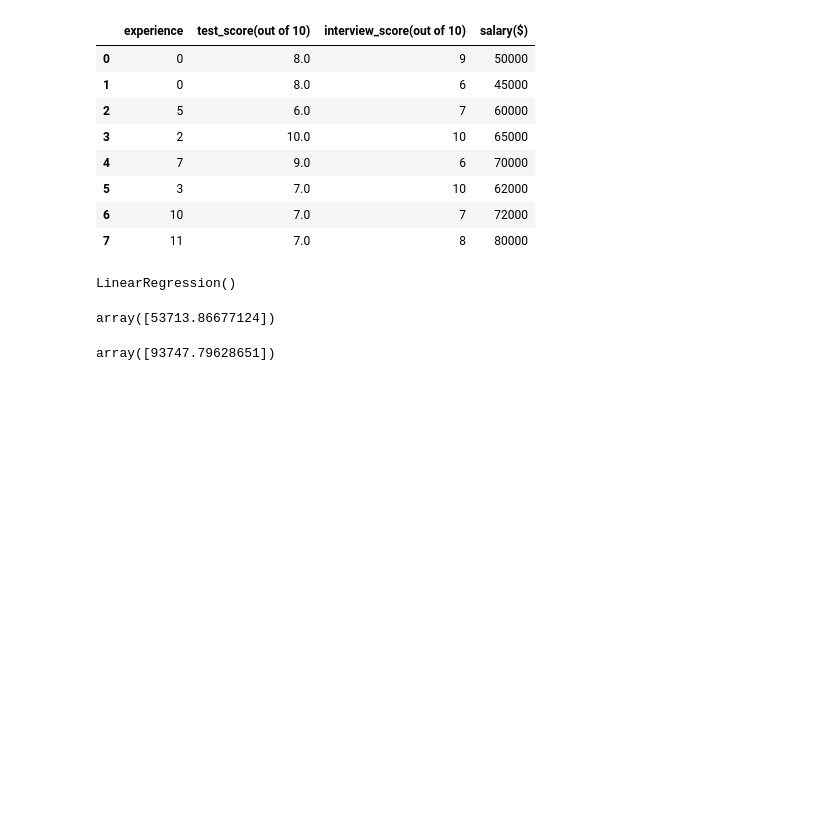
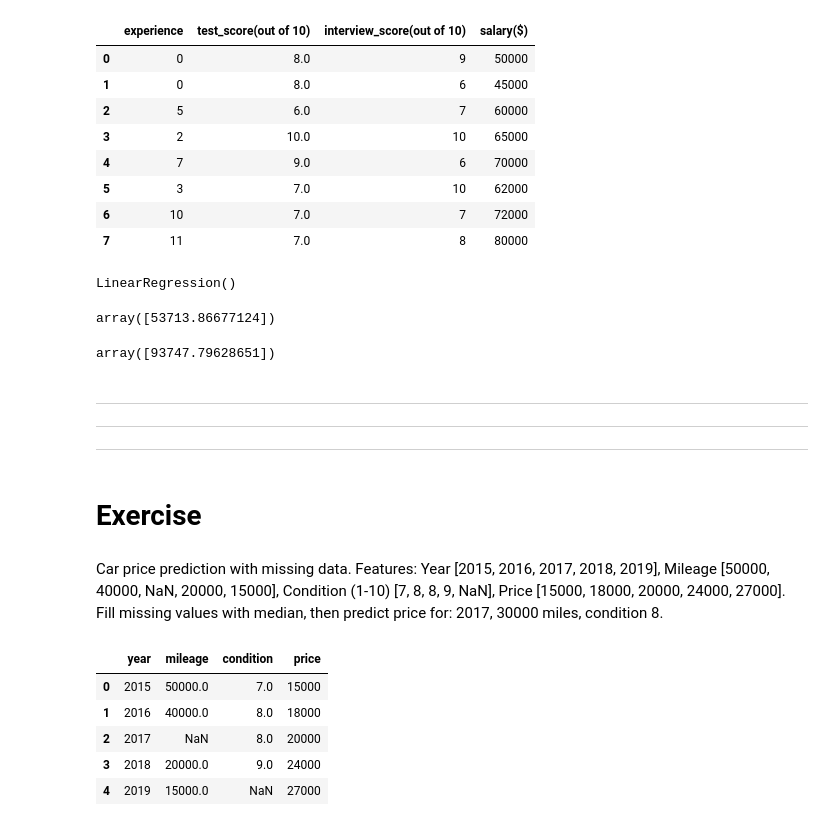
Before and after one commit to ngzhiwei517/Machine_Learning_Self-Learn, a Jupyter notebook: Multivariable.ipynb, the cells around one changed output. Saved outputs shown, nothing was run; the diff lists cells and outputs as text; code cells hidden in the pictures; blank space fills up the shorter version.

```diff
--- a/Multivariable.ipynb
+++ b/Multivariable.ipynb
@@ -146,3 +146,38 @@ array([53713.86677124])
 reg.predict([[12,10,10]])
 # %% [output]
 array([93747.79628651])
+# %% [markdown]
+
+
+---
+
+
+
+---
+
+
+
+---
+# %% [markdown]
+# Exercise
+# %% [markdown]
+Car price prediction with missing data. Features: Year [2015, 2016, 2017, 2018, 2019], Mileage [50000, 40000, NaN, 20000, 15000], Condition (1-10) [7, 8, 8, 9, NaN], Price [15000, 18000, 20000, 24000, 27000]. Fill missing values with median, then predict price for: 2017, 30000 miles, condition 8.
+# %%
+import pandas as pd
+import numpy as np
+from sklearn import linear_model
+
+df = pd.DataFrame({
+    'year': [2015, 2016, 2017, 2018, 2019],
+    'mileage': [50000, 40000, np.nan, 20000, 15000],
+    'condition': [7, 8, 8, 9, np.nan],
+    'price': [15000, 18000, 20000, 24000, 27000]
+})
+df
+# %% [output]
+|  | year | mileage | condition | price |
+| 0 | 2015 | 50000.0 | 7.0 | 15000 |
+| 1 | 2016 | 40000.0 | 8.0 | 18000 |
+| 2 | 2017 | NaN | 8.0 | 20000 |
+| 3 | 2018 | 20000.0 | 9.0 | 24000 |
+| 4 | 2019 | 15000.0 | NaN | 27000 |
```
Also changed, not shown: parts of 12 cells of this notebook.
